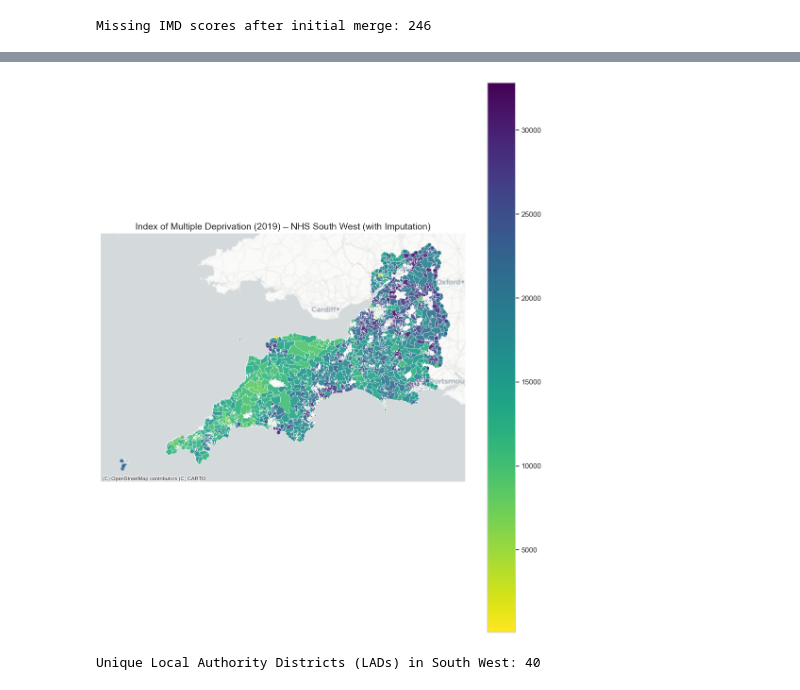
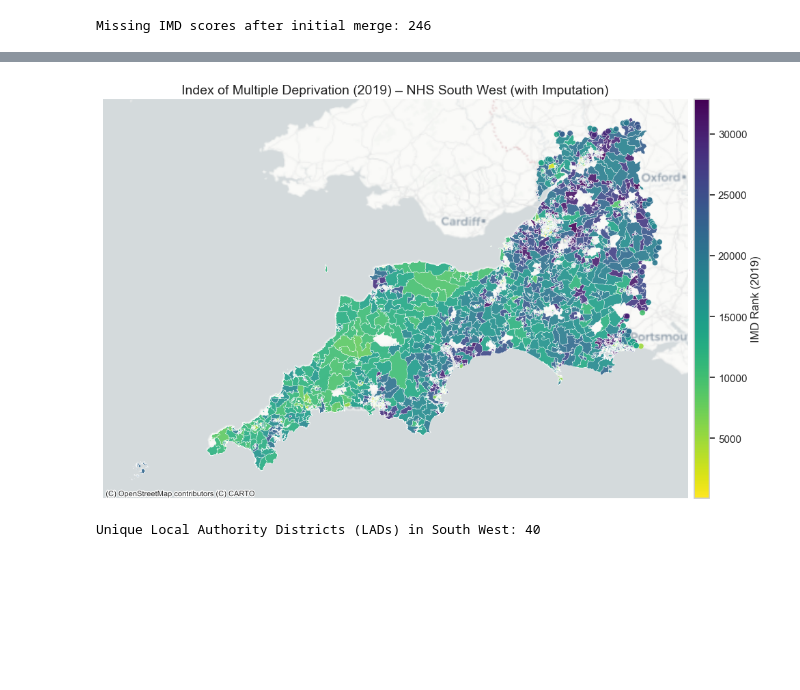
Before and after one commit to RossTylr/geospatial-health-demand, a Jupyter notebook: notebooks/01_LSOA_EDA.ipynb, the cells around one changed output, grey strips where cells are left out. Drawn from its saved outputs; the diff is of its cells as text; code cells hidden in the pictures; blank space fills up the shorter version.

Commit message:
Major code and script review: cleaned IMD merge, fixed missing shapefile path, refined plotting

```diff
--- a/notebooks/01_LSOA_EDA.ipynb
+++ b/notebooks/01_LSOA_EDA.ipynb
@@ -57,12 +98,17 @@ Loaded 1 region(s) for NHS South West.
 # %%
-# Load 2021 LSOA boundaries from shapefile
+
+# Define correct path (ensure this matches your actual directory structure)
+shp_path = "../data/raw/lsoa_shapefile/Lower_layer_Super_Output_Areas_(December_2021)_Boundaries_EW_BFC_(V10).shp"
+
+# Read LSOA shapefile
 lsoa_gdf = gpd.read_file(shp_path)
+lsoa_gdf = lsoa_gdf[lsoa_gdf.is_valid]
 
-# Reproject if needed
+# Reproject to match CRS of South West region
 if lsoa_gdf.crs != sw_region.crs:
     lsoa_gdf = lsoa_gdf.to_crs(sw_region.crs)
 
-# Clip to South West region
+# Clip to South West
 lsoa_sw = gpd.clip(lsoa_gdf, sw_region)
 
 print(f"LSOAs in NHS South West region: {len(lsoa_sw)}")
@@ -90,22 +155,40 @@ Missing IMD scores after initial merge: 246
 # %%
-# Visualise final IMD distribution in NHS South West
+import matplotlib.pyplot as plt
+import contextily as ctx
+from mpl_toolkits.axes_grid1 import make_axes_locatable
+
+# Create figure and main axis
 fig, ax = plt.subplots(figsize=(10, 12))
-lsoa_sw.plot(
+
+# Plot the IMD choropleth
+im = lsoa_sw.plot(
     ax=ax,
     column='IMD_Rank',
     cmap='viridis_r',
-    legend=True,
     edgecolor='white',
     linewidth=0.3,
-    alpha=0.9
+    alpha=0.9,
+    legend=False  # Disable default legend
 )
+
+# Add basemap
 ctx.add_basemap(ax, source=ctx.providers.CartoDB.Positron, crs=lsoa_sw.crs)
+
+# Add custom smaller colourbar (50% width)
+divider = make_axes_locatable(ax)
+cax = divider.append_axes("right", size="2.5%", pad=0.1)  # Default ~5%, reduced to 2.5%
+sm = plt.cm.ScalarMappable(cmap='viridis_r', norm=plt.Normalize(vmin=lsoa_sw['IMD_Rank'].min(), vmax=lsoa_sw['IMD_Rank'].max()))
+sm._A = []  # dummy array for colourbar
+cbar = fig.colorbar(sm, cax=cax)
+cbar.set_label("IMD Rank (2019)")
+
+# Final formatting
 ax.set_title("Index of Multiple Deprivation (2019) – NHS South West (with Imputation)", fontsize=14)
 ax.axis("off")
 plt.tight_layout()
 plt.show()
 # %% [output]
-[figure, old version]
+[figure, new version]
 # %%
 # Load the full LSOA to LAD lookup
 lookup_df = pd.read_csv(lookup_path)[['LSOA21CD', 'LAD22CD', 'LAD22NM']].dropna()
```
Also changed, not shown: parts of 18 cells of this notebook, 45 other files.
